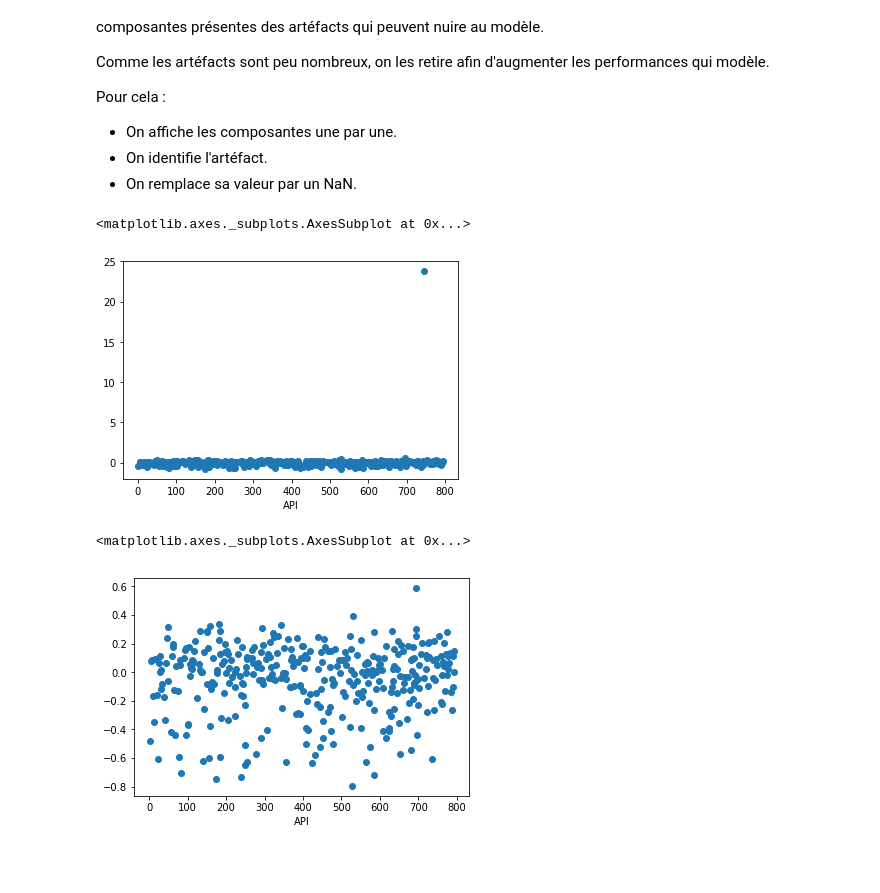
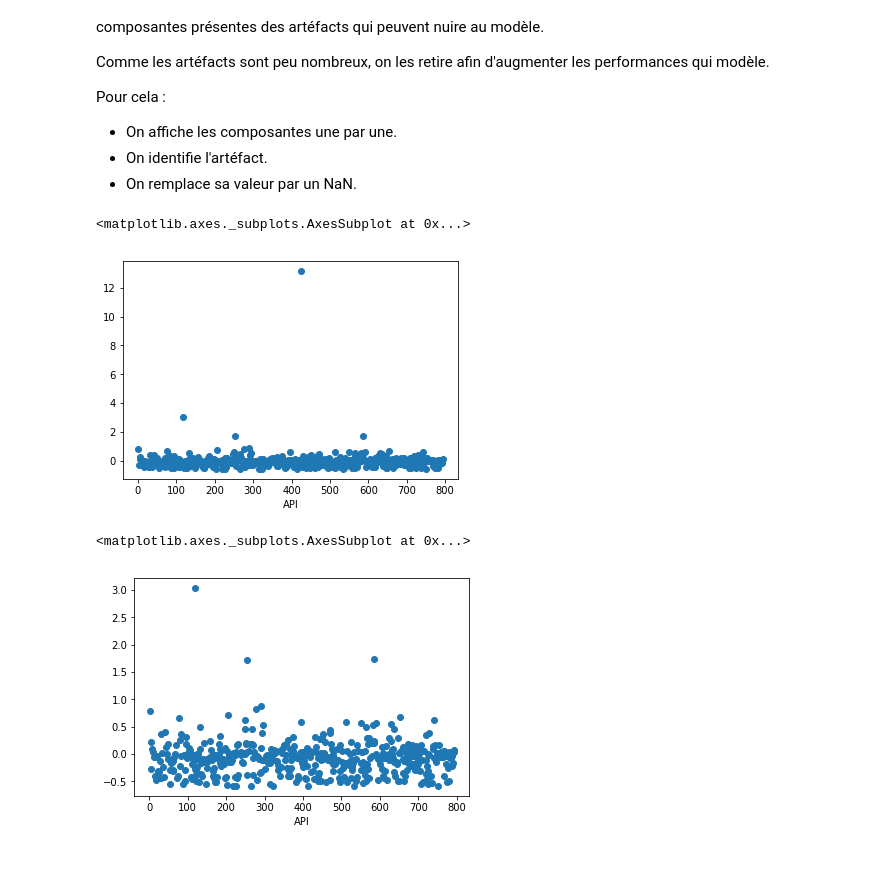
Before and after one commit to JulienC81/Machine-learning, a Jupyter notebook: Challenge Total/Puit.ipynb, the cells around one changed output. Saved outputs shown, nothing was run; the diff lists cells and outputs as text; code cells hidden in the pictures.

```diff
--- a/Challenge Total/Puit.ipynb
+++ b/Challenge Total/Puit.ipynb
@@ -142,10 +142,10 @@ Pour cela :
 # %%
 # Exemple d'artéfact dans la composante Frac_Gradient.
 
-df_data.Frac_Gradient.plot(style='o')
+df_data.Res_PPLS.plot(style='o')
 # %% [output]
 <matplotlib.axes._subplots.AxesSubplot at 0x...>
-[figure, old version]
+[figure, new version]
 # %%
 # Retrait de tous les artéfacts identifiés.
 
@@ -159,10 +159,10 @@ df_data.loc[205, 'Min_Treating_Pressure'] = np.nan
 # %%
 # On constate que l'artéfact a bien disparu.
 
-df_data.Frac_Gradient.plot(style='o')
+df_data.Res_PPLS.plot(style='o')
 # %% [output]
 <matplotlib.axes._subplots.AxesSubplot at 0x...>
-[figure, old version]
+[figure, new version]
 # %% [markdown]
 ###
 # %%
```
